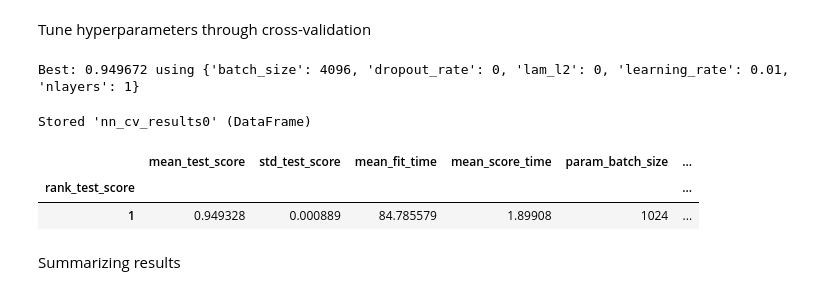
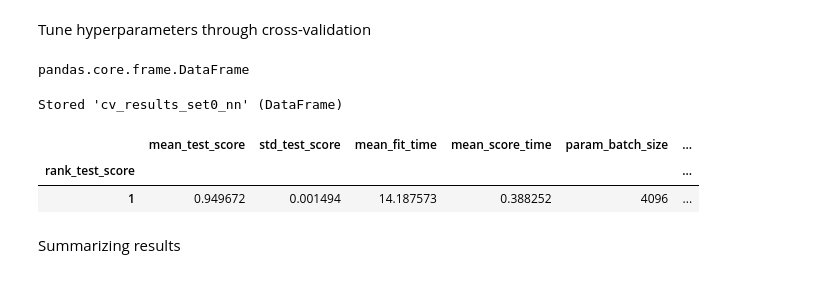
Before and after one commit to matteo-perillo/Abstracts-classification, a Jupyter notebook: 03_Neural network.ipynb, the cells around one changed output. Saved outputs shown, nothing was run; the diff lists cells and outputs as text; code cells hidden in the pictures.

```diff
--- a/03_Neural network.ipynb
+++ b/03_Neural network.ipynb
@@ -165,12 +160,18 @@ grid = GridSearchCV(estimator=model, param_grid=param_grid, n_jobs=-1, cv=5)
 # %% [markdown]
 Tune hyperparameters through cross-validation
 # %%
+#Batch size 4096
+model = KerasClassifier(build_fn=create_nn_model, epochs=15, verbose=0)
+
+param_grid = dict(batch_size=cand_bs[2:3], dropout_rate=cand_dr, lam_l2=cand_l2, nlayers=cand_ln, learning_rate=cand_lr)
+grid = GridSearchCV(estimator=model, param_grid=param_grid, n_jobs=-1, cv=5)
+
 grid_result = grid.fit(X_train, dummy_y_train)
 
 # summarize results
-print("Best: %f using %s" % (grid_result.best_score_, grid_result.best_params_))
+print("Best with batches of size 4096: %f using %s" % (grid_result.best_score_, grid_result.best_params_))
 means = grid_result.cv_results_['mean_test_score']
 stds = grid_result.cv_results_['std_test_score']
 params = grid_result.cv_results_['params']
+
+cv_results0 = pd.DataFrame.from_dict(grid_result.cv_results_).sort_values(by=['rank_test_score']).set_index('rank_test_score')
-# %% [output]
-Best: 0.949672 using {'batch_size': 4096, 'dropout_rate': 0, 'lam_l2': 0, 'learning_rate': 0.01, 'nlayers': 1}
@@ -177,16 +194,34 @@ Best: 0.949672 using {'batch_size': 4096, 'dropout_rate': 0, 'lam_l2': 0, 'learn
+# %%
+#Batch size 512
+model = KerasClassifier(build_fn=create_nn_model, epochs=25, verbose=0)
+
+param_grid = dict(batch_size=cand_bs[0:1], dropout_rate=cand_dr, lam_l2=cand_l2, nlayers=cand_ln, learning_rate=cand_lr)
+grid = GridSearchCV(estimator=model, param_grid=param_grid, n_jobs=-1, cv=5)
+
+grid_result = grid.fit(X_train, dummy_y_train)
+
+# summarize results
+print("Best with batches of size 512: %f using %s" % (grid_result.best_score_, grid_result.best_params_))
+means = grid_result.cv_results_['mean_test_score']
+stds = grid_result.cv_results_['std_test_score']
+params = grid_result.cv_results_['params']
+
+cv_results2 = pd.DataFrame.from_dict(grid_result.cv_results_).sort_values(by=['rank_test_score']).set_index('rank_test_score')
+# %% [output]
+pandas.core.frame.DataFrame
 # %%
-cv_results = pd.DataFrame.from_dict(grid_result.cv_results_).sort_values(by=['rank_test_score']).set_index('rank_test_score')
-nn_cv_results0 = cv_results.drop(['std_fit_time', 'std_score_time', 'params', 'split0_test_score', 'split1_test_score',
-                              'split2_test_score', 'split3_test_score', 'split4_test_score'], 1)
-clist = list(nn_cv_results0.columns.values)
-nn_cv_results0 = nn_cv_results0[clist[-2:] + clist[:-2]]
-%store nn_cv_results0
-nn_cv_results0
+cv_results = pd.concat([cv_results0, cv_results1, cv_results2]).reset_index(drop=True)
+cv_results.drop(['std_fit_time', 'std_score_time', 'params', 'split0_test_score', 'split1_test_score',
+                 'split2_test_score', 'split3_test_score', 'split4_test_score'], 1, inplace = True)
+clist = list(cv_results.columns.values)
+cv_results_set0_nn = cv_results[clist[-2:] + clist[:-2]]
+%store cv_results_set0_nn
+cv_results_set0_nn
 # %% [output]
-Stored 'nn_cv_results0' (DataFrame)
+Stored 'cv_results_set0_nn' (DataFrame)
 |  | mean_test_score | std_test_score | mean_fit_time | mean_score_time | param_batch_size | ... |
 | rank_test_score |  |  |  |  |  | ... |
-| 1 | 0.949328 | 0.000889 | 84.785579 | 1.89908 | 1024 | ... |
+| 1 | 0.949672 | 0.001494 | 14.187573 | 0.388252 | 4096 | ... |
 # %% [markdown]
 Summarizing results
 # %% [markdown]
```
Also changed, not shown: parts of 2 cells of this notebook.
